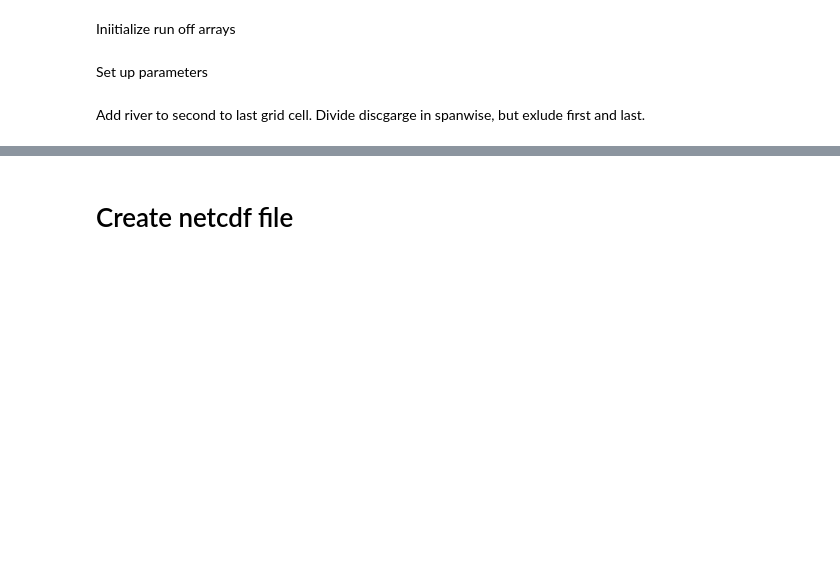
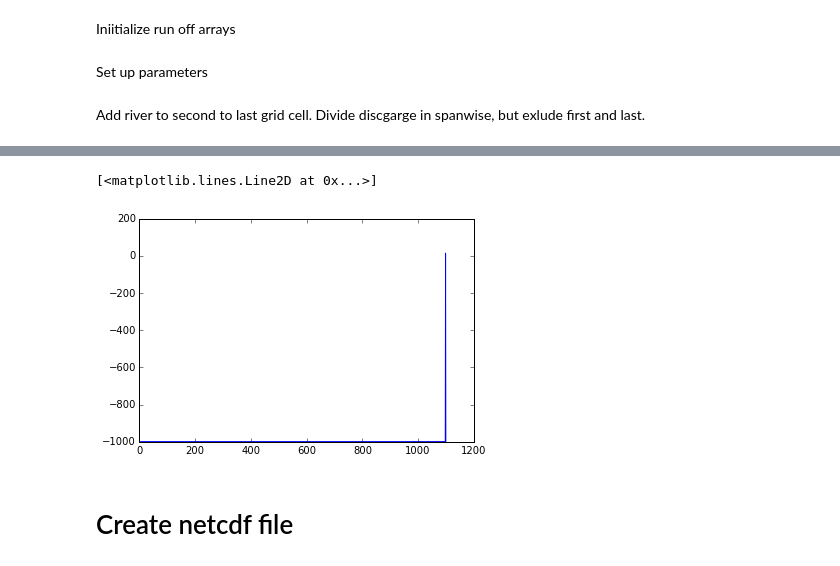
Before and after one commit to SalishSeaCast/2d-domain, a Jupyter notebook: notebooks/Generate_rivers_forcing.ipynb, the cells around one changed output, grey strips where cells are left out. Cells and saved outputs as stored; diff of their text form; code cells hidden in the pictures; blank space fills up the shorter version.

```diff
--- a/notebooks/Generate_rivers_forcing.ipynb
+++ b/notebooks/Generate_rivers_forcing.ipynb
@@ -76,9 +76,9 @@ Y=fB.variables['y'][:]
 ymax, xmax = d.shape
 runoff = np.zeros((ymax, xmax))
 run_depth = -np.ones((ymax, xmax))
-#run_temp = -999*np.ones((ymax, xmax)) # -999 means missing data and will use surface temp
+run_temp = -999*np.ones((ymax, xmax)) # -999 means missing data and will use surface temp
 
-#TEMP = 14
+TEMP = 14
 # %% [markdown]
 Set up parameters
 # %%
@@ -109,5 +109,8 @@ plt.plot(run_depth[1,:])
 # %%
-#plt.plot(run_temp[1,:])
+plt.plot(run_temp[1,:])
+# %% [output]
+[<matplotlib.lines.Line2D at 0x...>]
+[figure, added]
 # %% [markdown]
 # Create netcdf file
 # %%
```
Also changed, not shown: parts of 4 cells of this notebook, 2 other files.
